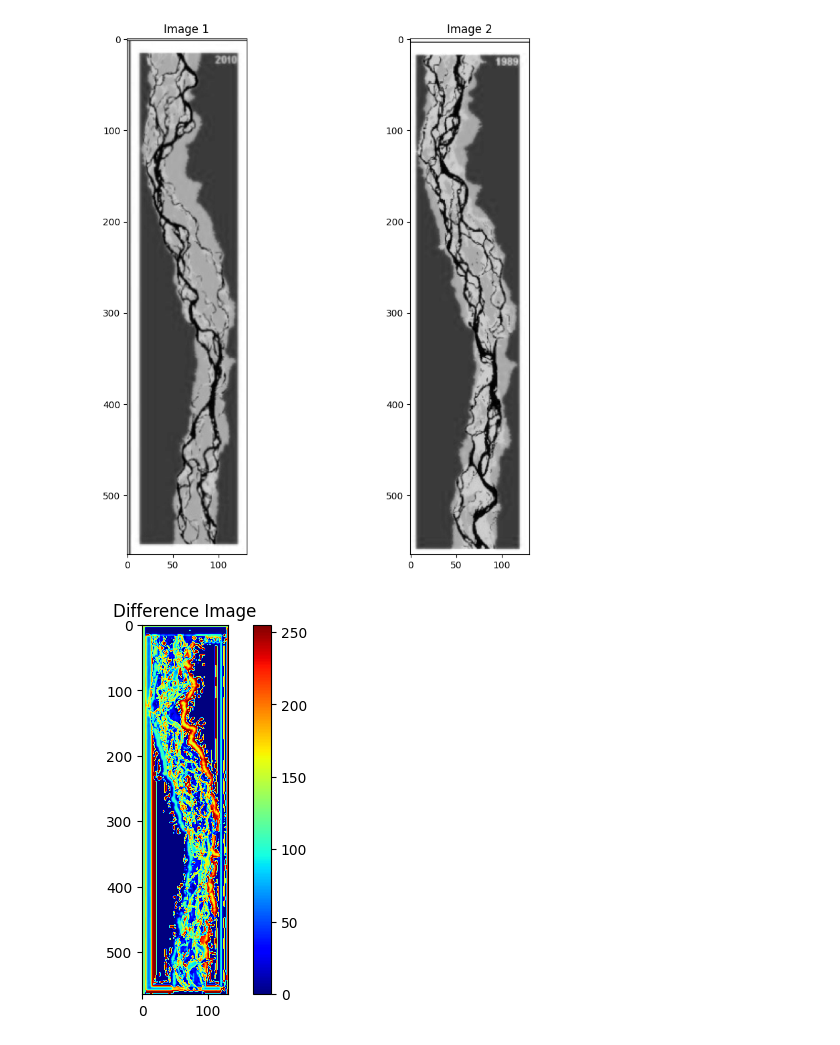
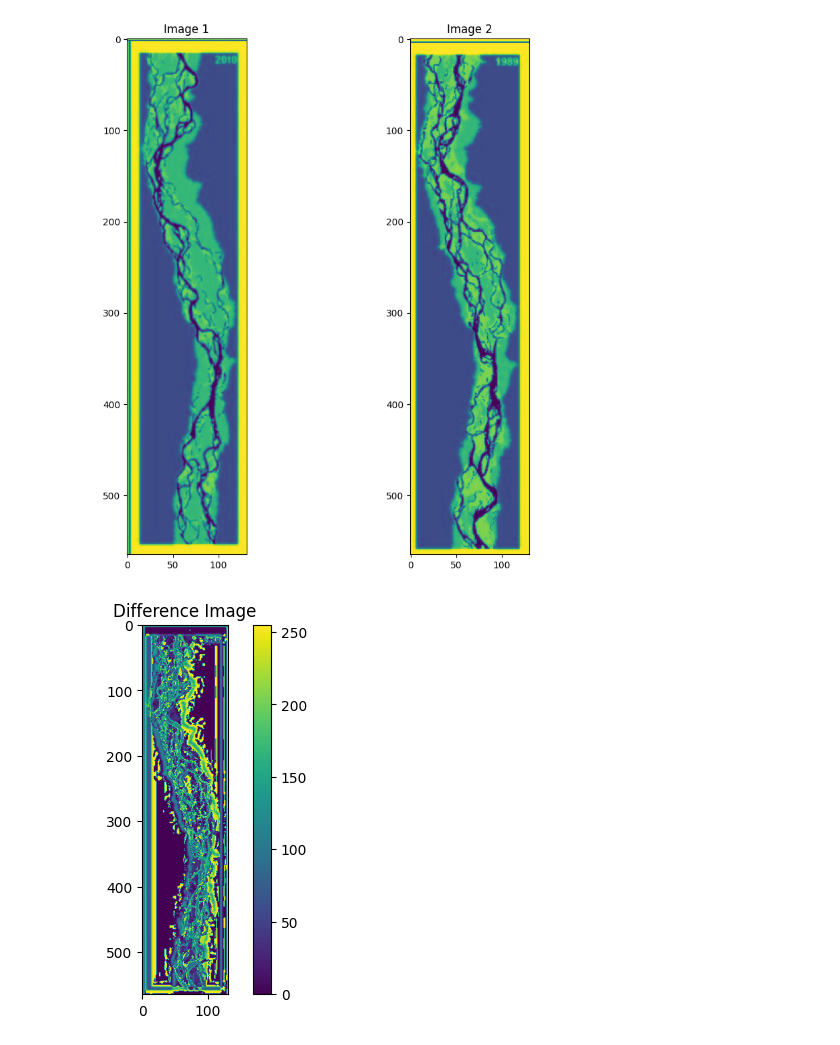
Before and after one commit to IamBikramPurkait/River-Monitor-Final-Year-Project, a Jupyter notebook: main.ipynb, the cells around one changed output. Cells and saved outputs as stored; diff of their text form; code cells hidden in the pictures.

Commit message:
change cmap colour

```diff
--- a/main.ipynb
+++ b/main.ipynb
@@ -11,36 +11,36 @@ image2 = rasterio.open('input2.jpg')
 # Register the images
 # Here, we are assuming the images are already registered
 # If not, you need to use image registration techniques
 assert image1.crs == image2.crs
 assert image1.width == image2.width
 assert image1.height == image2.height
 
 # Compute the difference image
 diff = image2.read(1) - image1.read(1)
 
 # Set a threshold for the difference image
 threshold = 10
 
 # Identify changed pixels
 changed_pixels = np.where(diff > threshold)
 
 # Visualize the results
 fig, axs = plt.subplots(1, 2, figsize=(10, 10))
-axs[0].imshow(image1.read(1), cmap='gray')
+axs[0].imshow(image1.read(1))
 axs[0].set_title('Image 1')
-axs[1].imshow(image2.read(1), cmap='gray')
+axs[1].imshow(image2.read(1))
 axs[1].set_title('Image 2')
 plt.show()
 
-plt.imshow(diff, cmap='jet')
+plt.imshow(diff)
 plt.colorbar()
 plt.title('Difference Image')
 plt.show()
 
 plt.imshow(diff > threshold, cmap='gray')
 plt.title('Changed Pixels')
 plt.show()
 # %% [output]
-[figure, old version]
+[figure, new version]
-[figure, old version]
+[figure, new version]
 [figure]
```
